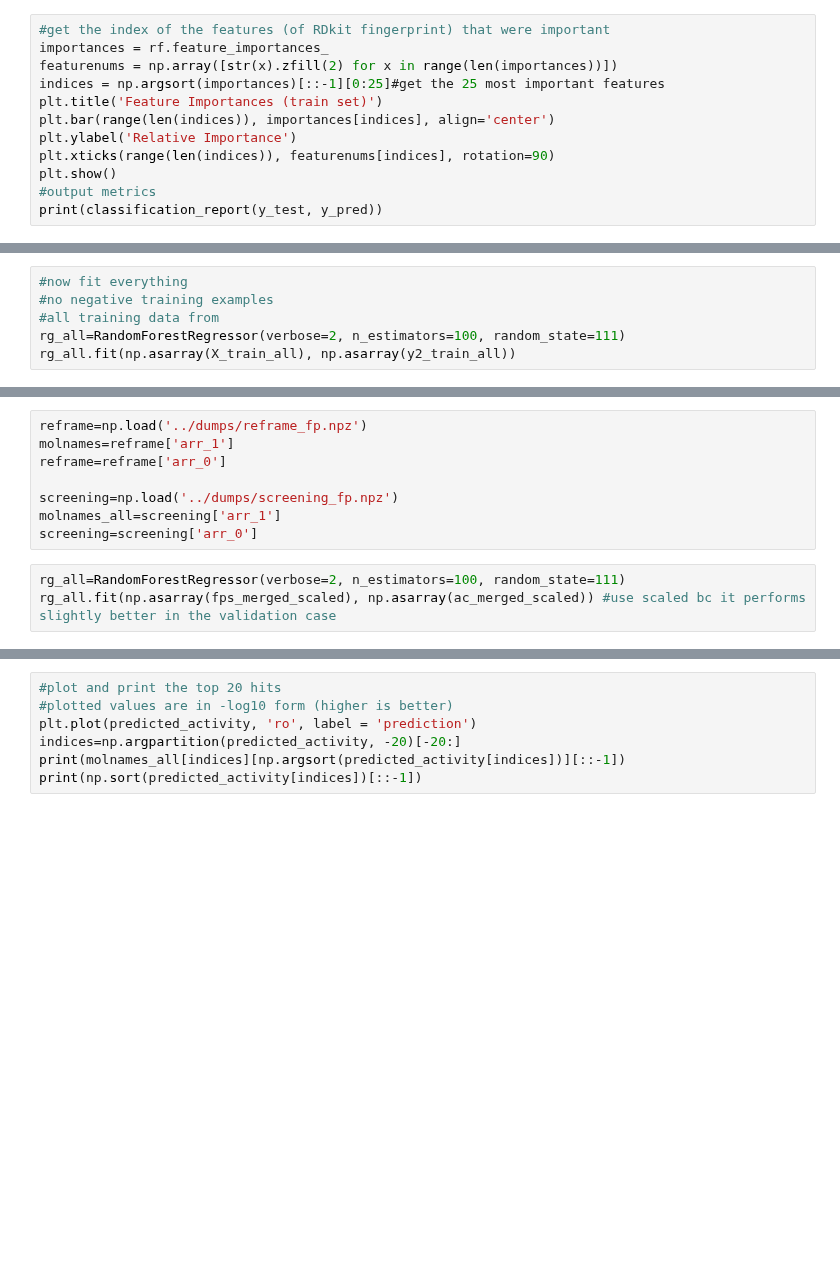
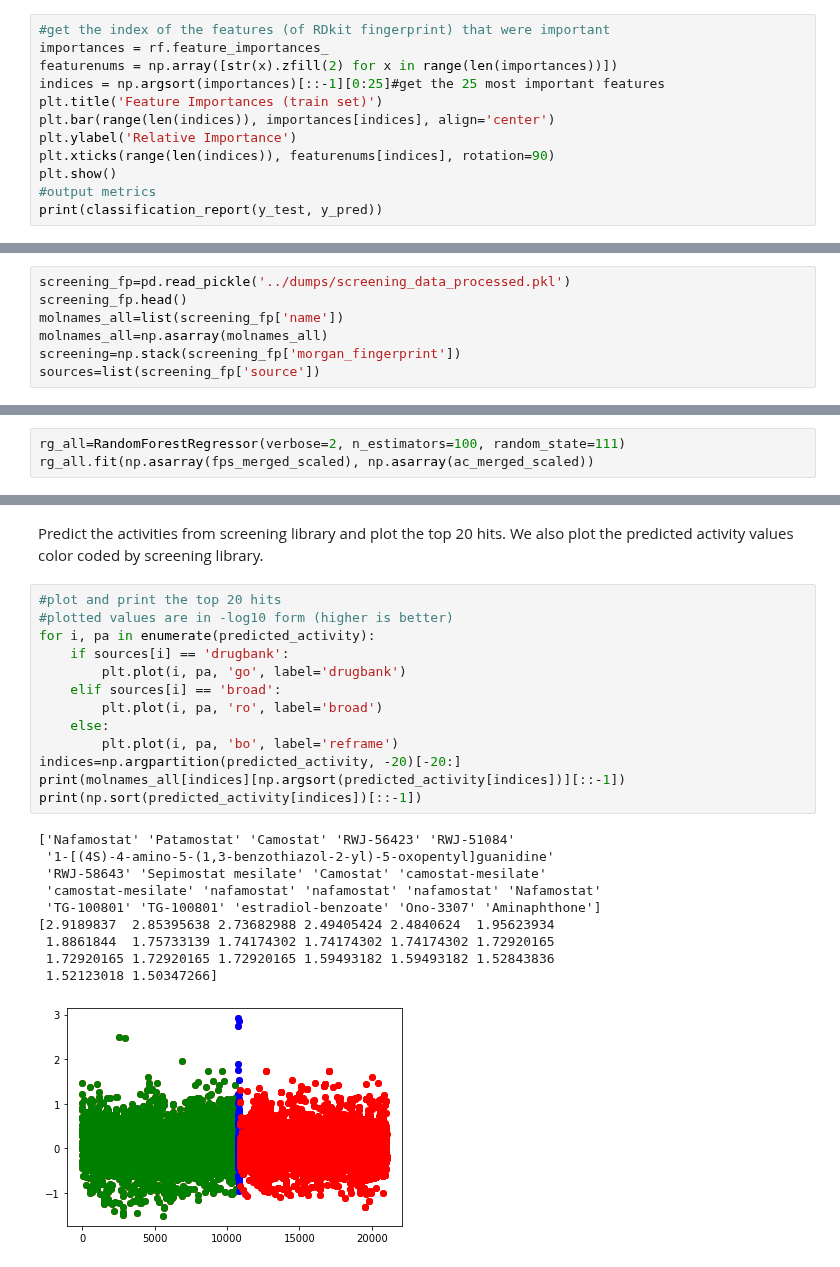
Before and after one commit to srensi/tmprss2, a Jupyter notebook: notebooks/random_forest_clean.ipynb, the cells around one changed output, grey strips where cells are left out. Saved outputs shown, nothing was run; the diff lists cells and outputs as text; blank space fills up the shorter version.

```diff
--- a/notebooks/random_forest_clean.ipynb
+++ b/notebooks/random_forest_clean.ipynb
@@ -181,0 +238,7 @@ plt.xticks(rotation = '60');
+# %%
+screening_fp=pd.read_pickle('../dumps/screening_data_processed.pkl')
+screening_fp.head()
+molnames_all=list(screening_fp['name'])
+molnames_all=np.asarray(molnames_all)
+screening=np.stack(screening_fp['morgan_fingerprint'])
+sources=list(screening_fp['source'])
@@ -182,6 +247,3 @@ plt.xticks(rotation = '60');
 # %%
-#now fit everything
-#no negative training examples
-#all training data from
 rg_all=RandomForestRegressor(verbose=2, n_estimators=100, random_state=111)
-rg_all.fit(np.asarray(X_train_all), np.asarray(y2_train_all))
+rg_all.fit(np.asarray(fps_merged_scaled), np.asarray(ac_merged_scaled))
@@ -188,11 +277,0 @@ rg_all.fit(np.asarray(X_train_all), np.asarray(y2_train_all))
-# %%
-reframe=np.load('../dumps/reframe_fp.npz')
-molnames=reframe['arr_1']
-reframe=reframe['arr_0']
-
-screening=np.load('../dumps/screening_fp.npz')
-molnames_all=screening['arr_1']
-screening=screening['arr_0']
-# %%
-rg_all=RandomForestRegressor(verbose=2, n_estimators=100, random_state=111)
-rg_all.fit(np.asarray(fps_merged_scaled), np.asarray(ac_merged_scaled)) #use scaled bc it performs slightly better in the validation case
@@ -208,7 +284,26 @@ predicted_activity=rg_all.predict(screening)
+# %% [markdown]
+Predict the activities from screening library and plot the top 20 hits.  We also plot the predicted activity values color coded by screening library.
 # %%
 #plot and print the top 20 hits
 #plotted values are in -log10 form (higher is better)
-plt.plot(predicted_activity, 'ro', label = 'prediction')
+for i, pa in enumerate(predicted_activity):
+    if sources[i] == 'drugbank':
+        plt.plot(i, pa, 'go', label='drugbank')
+    elif sources[i] == 'broad':
+        plt.plot(i, pa, 'ro', label='broad')
+    else:
+        plt.plot(i, pa, 'bo', label='reframe')
 indices=np.argpartition(predicted_activity, -20)[-20:]
 print(molnames_all[indices][np.argsort(predicted_activity[indices])][::-1])
 print(np.sort(predicted_activity[indices])[::-1])
+# %% [output]
+['Nafamostat' 'Patamostat' 'Camostat' 'RWJ-56423' 'RWJ-51084'
+ '1-[(4S)-4-amino-5-(1,3-benzothiazol-2-yl)-5-oxopentyl]guanidine'
+ 'RWJ-58643' 'Sepimostat mesilate' 'Camostat' 'camostat-mesilate'
+ 'camostat-mesilate' 'nafamostat' 'nafamostat' 'nafamostat' 'Nafamostat'
+ 'TG-100801' 'TG-100801' 'estradiol-benzoate' 'Ono-3307' 'Aminaphthone']
+[2.9189837  2.85395638 2.73682988 2.49405424 2.4840624  1.95623934
+ 1.8861844  1.75733139 1.74174302 1.74174302 1.74174302 1.72920165
+ 1.72920165 1.72920165 1.72920165 1.59493182 1.59493182 1.52843836
+ 1.52123018 1.50347266]
+[figure, added]
```
Also changed, not shown: parts of 28 cells of this notebook.
